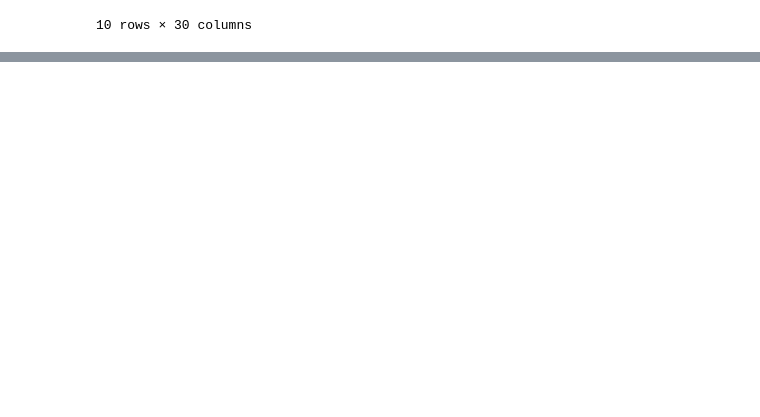
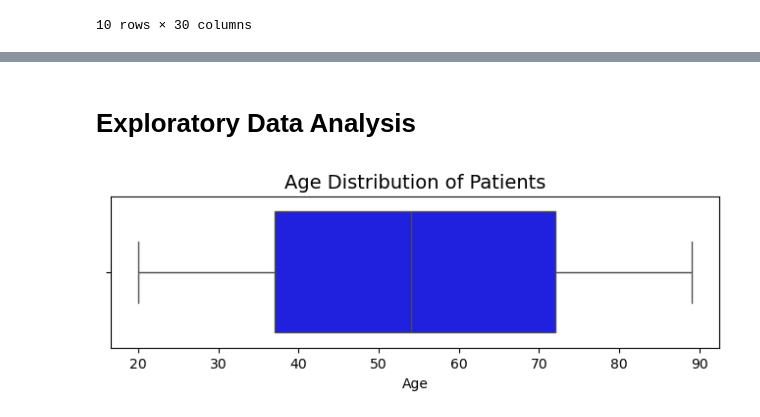
Before and after one commit to wncelrcn/Colorectal-Cancer-Prediction, a Jupyter notebook: Colorectal_Cancer.ipynb, the cells around one changed output, grey strips where cells are left out. Drawn from its saved outputs; the diff is of its cells as text; code cells hidden in the pictures; blank space fills up the shorter version.

```diff
--- a/Colorectal_Cancer.ipynb
+++ b/Colorectal_Cancer.ipynb
@@ -53,0 +136,10 @@ df.head(10)
+# %% [markdown]
+# Exploratory Data Analysis
+# %%
+plt.figure(figsize=(8, 2))
+sns.boxplot(x=df["Age"], color="blue")
+plt.title("Age Distribution of Patients", fontsize=14)
+plt.xlabel("Age")
+plt.show()
+# %% [output]
+[figure, added]
```
Also changed, not shown: parts of 42 cells of this notebook, 9 other files.
